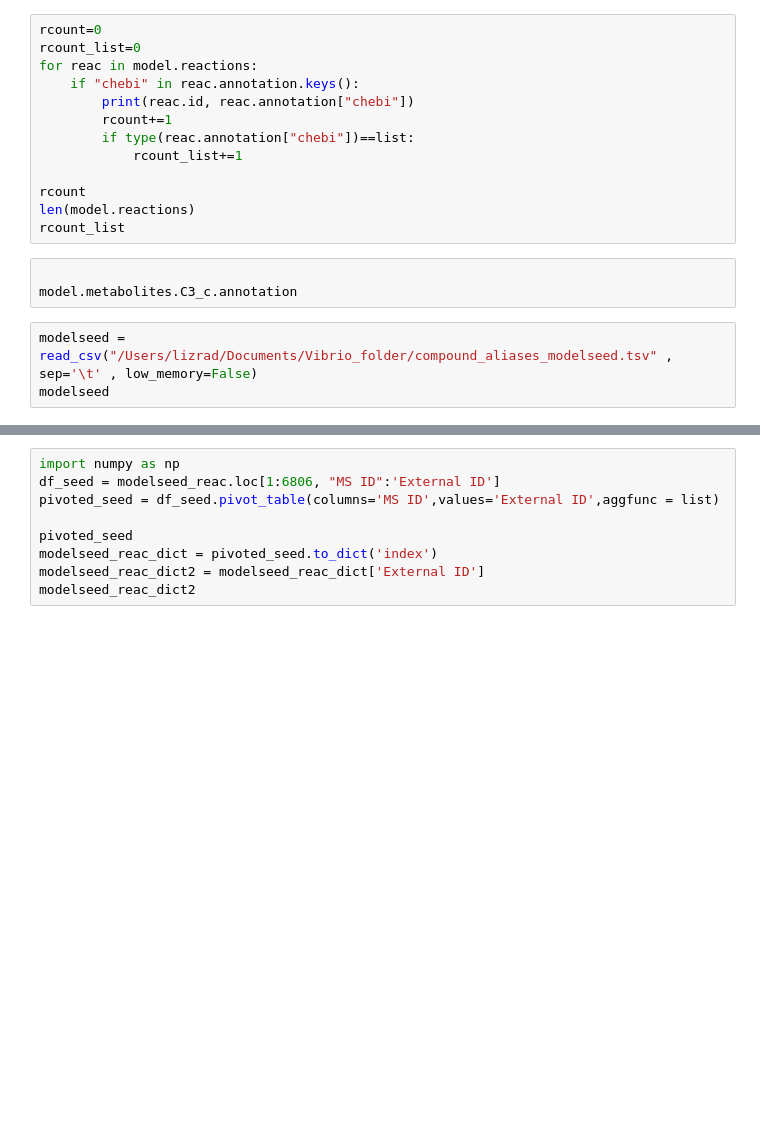
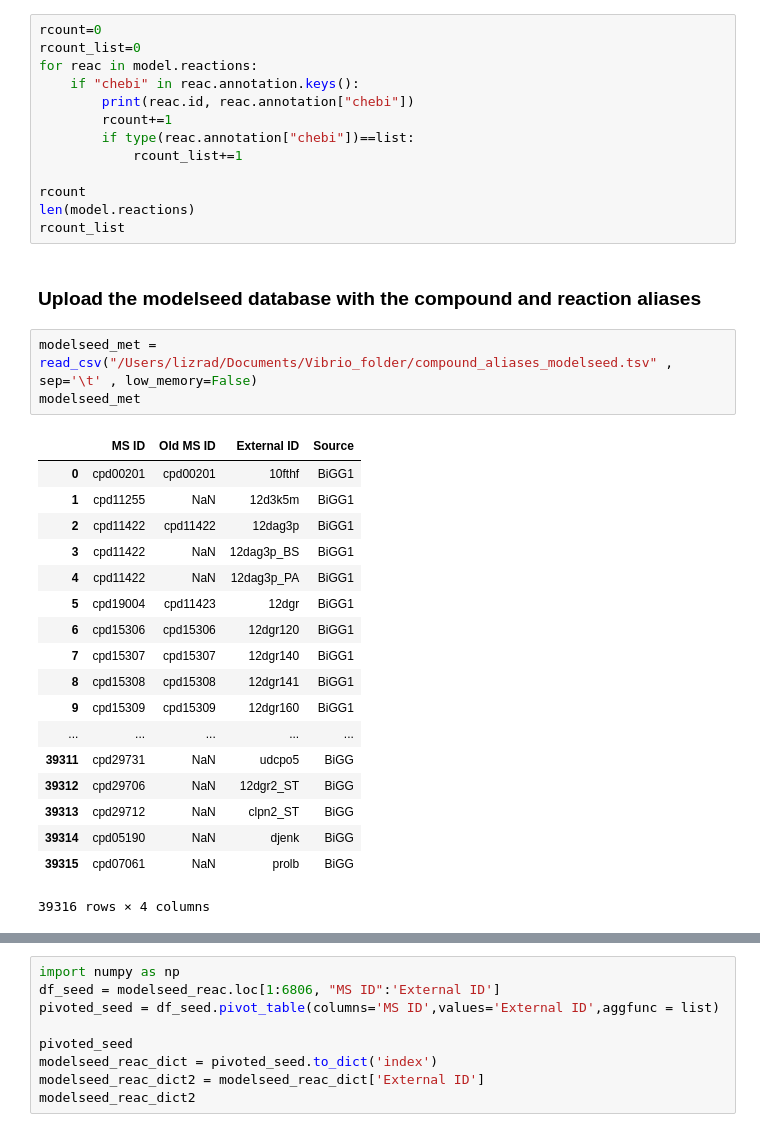
Before and after one commit to biosustain/iVnat, a Jupyter notebook: Metabolic_map_Escher.ipynb, the cells around one changed output, grey strips where cells are left out. Drawn from its saved outputs; the diff is of its cells as text; blank space fills up the shorter version.

```diff
--- a/Metabolic_map_Escher.ipynb
+++ b/Metabolic_map_Escher.ipynb
@@ -181,11 +244,29 @@ for reac in model.reactions:
 rcount
 len(model.reactions)
 rcount_list
-# %%
-
-model.metabolites.C3_c.annotation
+# %% [markdown]
+### Upload the modelseed database with the compound and reaction aliases
 # %%
-modelseed = read_csv("/Users/lizrad/Documents/Vibrio_folder/compound_aliases_modelseed.tsv" , sep='\t' , low_memory=False)
-modelseed
+modelseed_met = read_csv("/Users/lizrad/Documents/Vibrio_folder/compound_aliases_modelseed.tsv" , sep='\t' , low_memory=False)
+modelseed_met
+# %% [output]
+|  | MS ID | Old MS ID | External ID | Source |
+| 0 | cpd00201 | cpd00201 | 10fthf | BiGG1 |
+| 1 | cpd11255 | NaN | 12d3k5m | BiGG1 |
+| 2 | cpd11422 | cpd11422 | 12dag3p | BiGG1 |
+| 3 | cpd11422 | NaN | 12dag3p_BS | BiGG1 |
+| 4 | cpd11422 | NaN | 12dag3p_PA | BiGG1 |
+| 5 | cpd19004 | cpd11423 | 12dgr | BiGG1 |
+| 6 | cpd15306 | cpd15306 | 12dgr120 | BiGG1 |
+| 7 | cpd15307 | cpd15307 | 12dgr140 | BiGG1 |
+| 8 | cpd15308 | cpd15308 | 12dgr141 | BiGG1 |
+| 9 | cpd15309 | cpd15309 | 12dgr160 | BiGG1 |
+| ... | ... | ... | ... | ... |
+| 39311 | cpd29731 | NaN | udcpo5 | BiGG |
+| 39312 | cpd29706 | NaN | 12dgr2_ST | BiGG |
+| 39313 | cpd29712 | NaN | clpn2_ST | BiGG |
+| 39314 | cpd05190 | NaN | djenk | BiGG |
+| 39315 | cpd07061 | NaN | prolb | BiGG |
+39316 rows × 4 columns
 # %%
 import numpy as np
```
Also changed, not shown: parts of 38 cells of this notebook, 3 other files.
